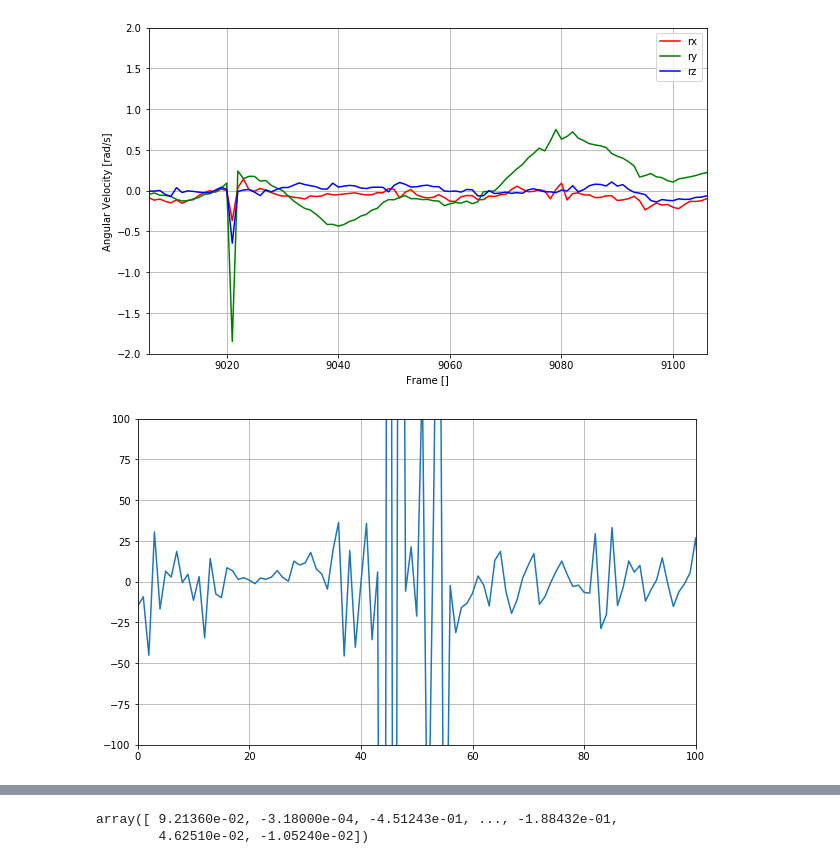
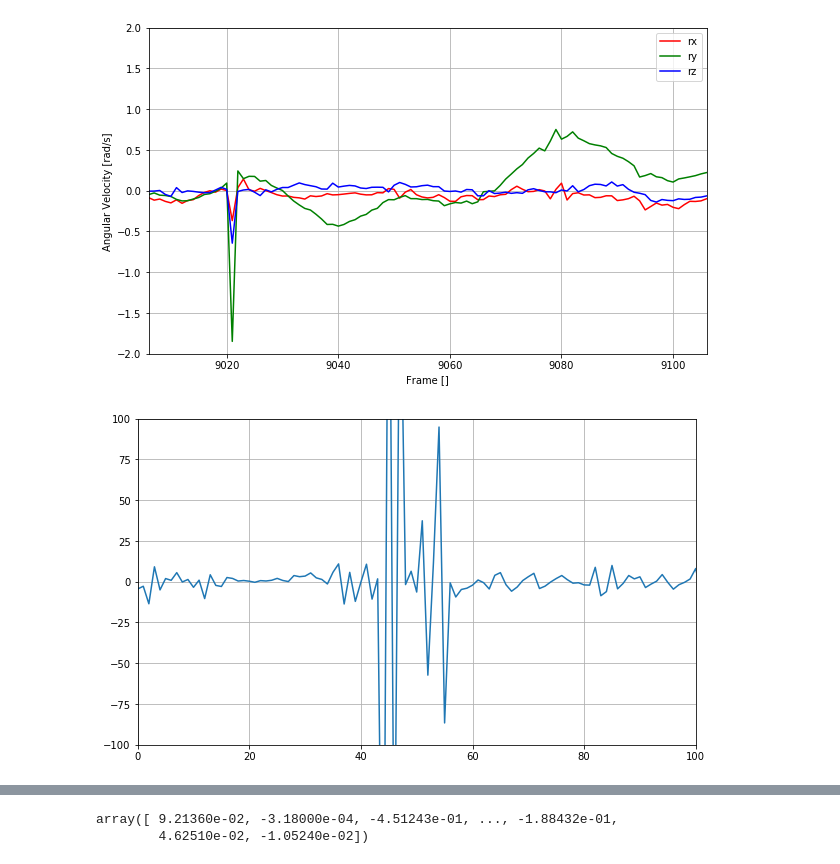
Before and after one commit to yossato/virtualGimbal, a Jupyter notebook: post_processing_software/jupyter/visualize_log.ipynb, the cells around one changed output, grey strips where cells are left out. Saved outputs shown, nothing was run; the diff lists cells and outputs as text; code cells hidden in the pictures.

```diff
--- a/post_processing_software/jupyter/visualize_log.ipynb
+++ b/post_processing_software/jupyter/visualize_log.ipynb
@@ -147,14 +147,17 @@ import numpy as np
 def getAngularAcceleration(angular_velocity, sampling_rate):
     return (np.array(angular_velocity)[1:]-np.array(angular_velocity)[:-1])*sampling_rate
 # %%
-aa = getAngularAcceleration(rxc,100)
+aa = getAngularAcceleration(rxc,30)
 # %%
-plt.figure(figsize=(10,6))
-plt.plot(aa)
+def plotAngularAcceleration(angular_acceleration):
+    plt.figure(figsize=(10,6))
+    plt.plot(angular_acceleration)
 
-plt.ylim(ymin=-100,ymax=100)
-plt.xlim(0,100)
-plt.grid()
-plt.show()
+    plt.ylim(ymin=-100,ymax=100)
+    plt.xlim(0,100)
+    plt.grid()
+    plt.show()
-# %% [output]
-[figure, removed]
+# %%
+plotAngularAcceleration(aa)
+# %% [output]
+[figure, added]
```
Also changed, not shown: parts of 9 cells of this notebook.
